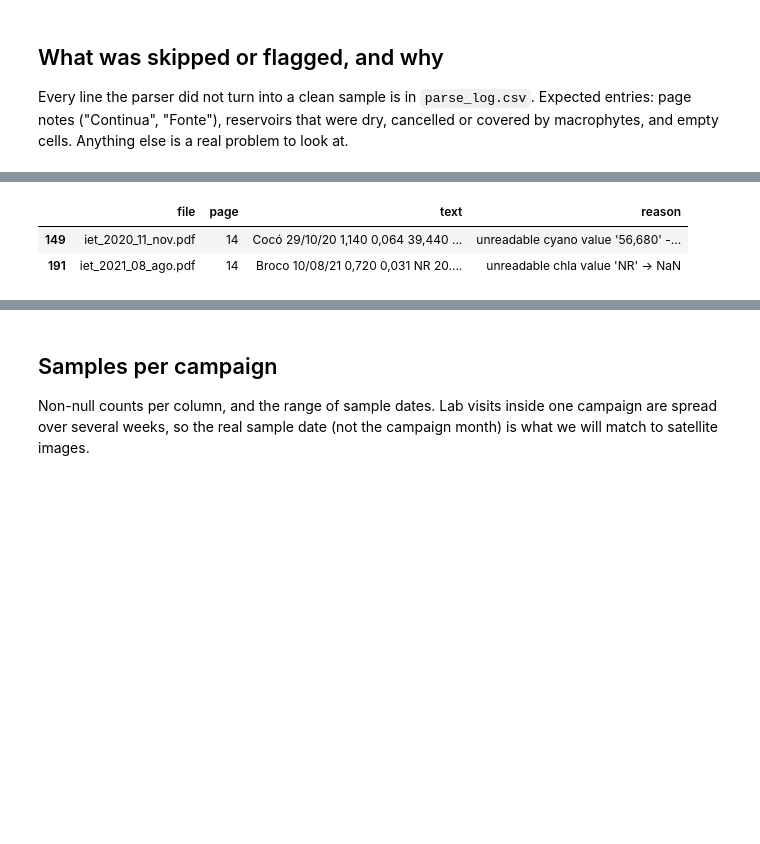
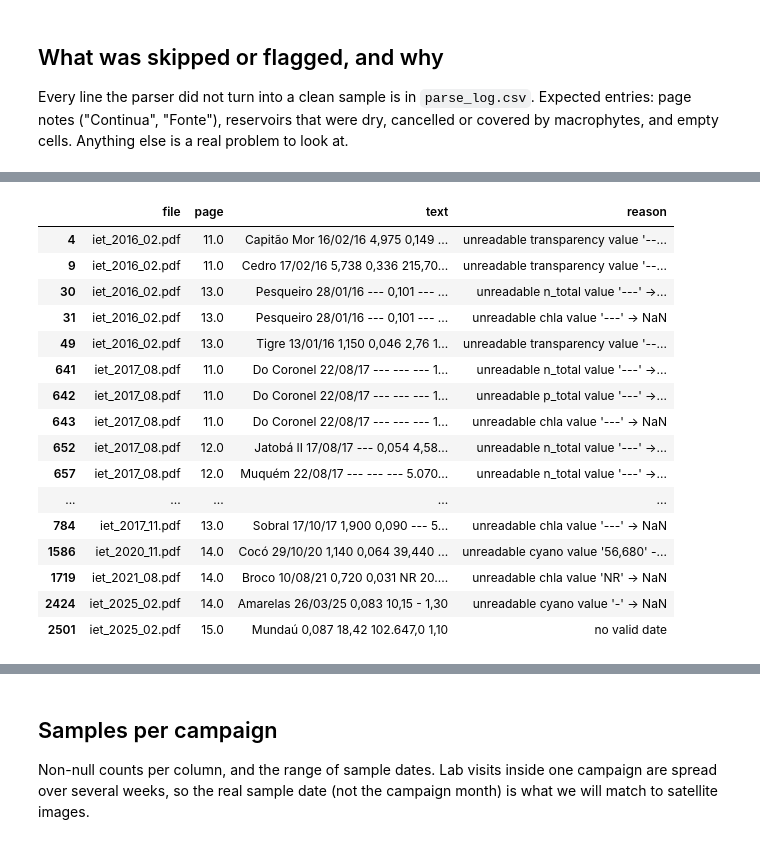
Before and after one commit to FilipeM7S/alerta-acude, a Jupyter notebook: notebooks/01_ground_truth.ipynb, the cells around one changed output, grey strips where cells are left out. Saved outputs shown, nothing was run; the diff lists cells and outputs as text; code cells hidden in the pictures; blank space fills up the shorter version.

```diff
--- a/notebooks/01_ground_truth.ipynb
+++ b/notebooks/01_ground_truth.ipynb
@@ -84,9 +110,24 @@ unreadable cyano value
 # %%
-lg[lg["kind"].isin(["unreadable cyano value", "unreadable chla value", "unreadable p_total value", "no valid date"])][["file", "page", "text", "reason"]]
+real = lg["kind"].str.startswith("unreadable") | (lg["kind"] == "no valid date") & ~lg["text"].str.contains("Fone")
+lg[real][["file", "page", "text", "reason"]]
 # %% [output]
 |  | file | page | text | reason |
-| 149 | iet_2020_11_nov.pdf | 14 | Cocó 29/10/20 1,140 0,064 39,440 ... | unreadable cyano value '56,680' -... |
-| 191 | iet_2021_08_ago.pdf | 14 | Broco 10/08/21 0,720 0,031 NR 20.... | unreadable chla value 'NR' -> NaN |
+| 4 | iet_2016_02.pdf | 11.0 | Capitão Mor 16/02/16 4,975 0,149 ... | unreadable transparency value '--... |
+| 9 | iet_2016_02.pdf | 11.0 | Cedro 17/02/16 5,738 0,336 215,70... | unreadable transparency value '--... |
+| 30 | iet_2016_02.pdf | 13.0 | Pesqueiro 28/01/16 --- 0,101 --- ... | unreadable n_total value '---' ->... |
+| 31 | iet_2016_02.pdf | 13.0 | Pesqueiro 28/01/16 --- 0,101 --- ... | unreadable chla value '---' -> NaN |
+| 49 | iet_2016_02.pdf | 13.0 | Tigre 13/01/16 1,150 0,046 2,76 1... | unreadable transparency value '--... |
+| 641 | iet_2017_08.pdf | 11.0 | Do Coronel 22/08/17 --- --- --- 1... | unreadable n_total value '---' ->... |
+| 642 | iet_2017_08.pdf | 11.0 | Do Coronel 22/08/17 --- --- --- 1... | unreadable p_total value '---' ->... |
+| 643 | iet_2017_08.pdf | 11.0 | Do Coronel 22/08/17 --- --- --- 1... | unreadable chla value '---' -> NaN |
+| 652 | iet_2017_08.pdf | 12.0 | Jatobá II 17/08/17 --- 0,054 4,58... | unreadable n_total value '---' ->... |
+| 657 | iet_2017_08.pdf | 12.0 | Muquém 22/08/17 --- --- --- 5.070... | unreadable n_total value '---' ->... |
+| ... | ... | ... | ... | ... |
+| 784 | iet_2017_11.pdf | 13.0 | Sobral 17/10/17 1,900 0,090 --- 5... | unreadable chla value '---' -> NaN |
+| 1586 | iet_2020_11.pdf | 14.0 | Cocó 29/10/20 1,140 0,064 39,440 ... | unreadable cyano value '56,680' -... |
+| 1719 | iet_2021_08.pdf | 14.0 | Broco 10/08/21 0,720 0,031 NR 20.... | unreadable chla value 'NR' -> NaN |
+| 2424 | iet_2025_02.pdf | 14.0 | Amarelas 26/03/25 0,083 10,15 - 1,30 | unreadable cyano value '-' -> NaN |
+| 2501 | iet_2025_02.pdf | 15.0 | Mundaú 0,087 18,42 102.647,0 1,10 | no valid date |
 # %%
 lg[lg["kind"] == "status"]["reason"].str.replace("status: ", "").value_counts()
 # %% [output]
```
Also changed, not shown: parts of 12 cells of this notebook, 33 other files.
